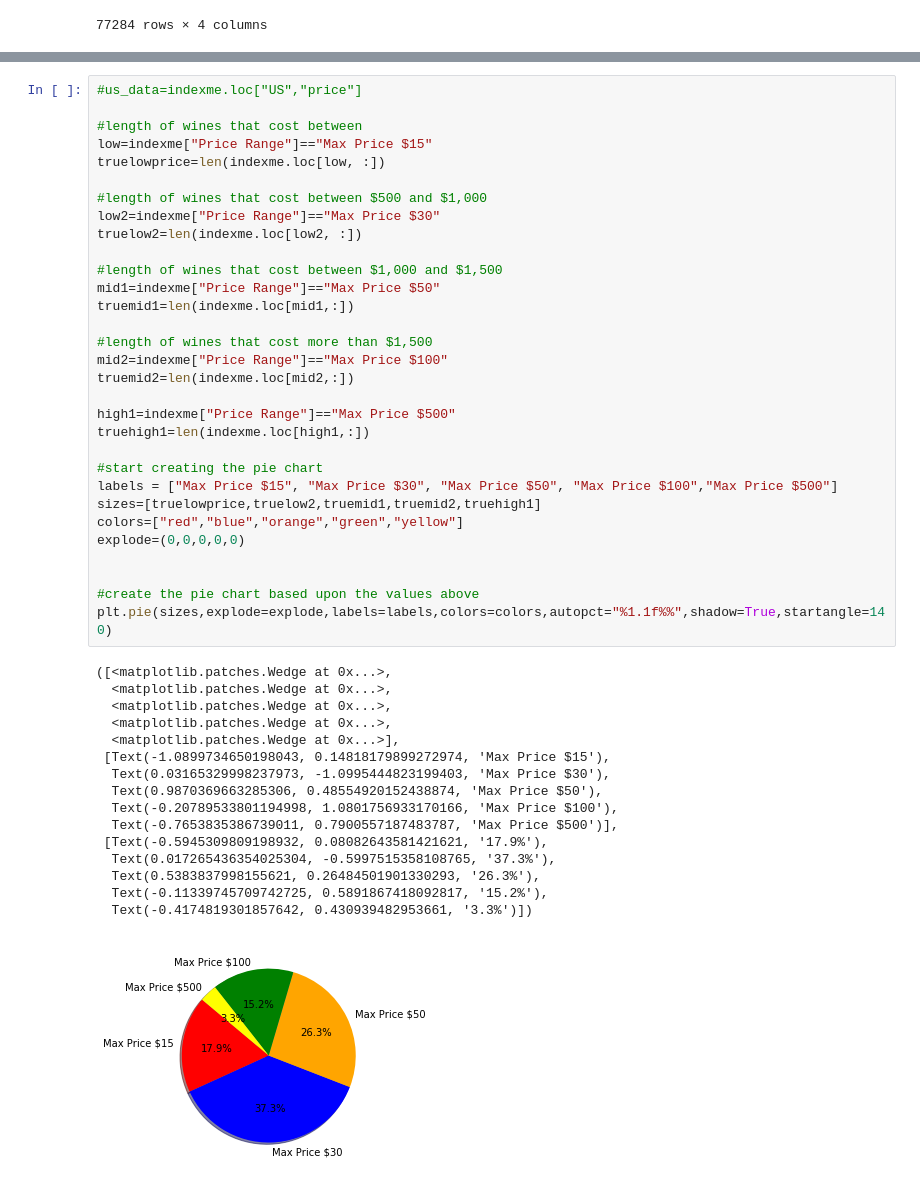
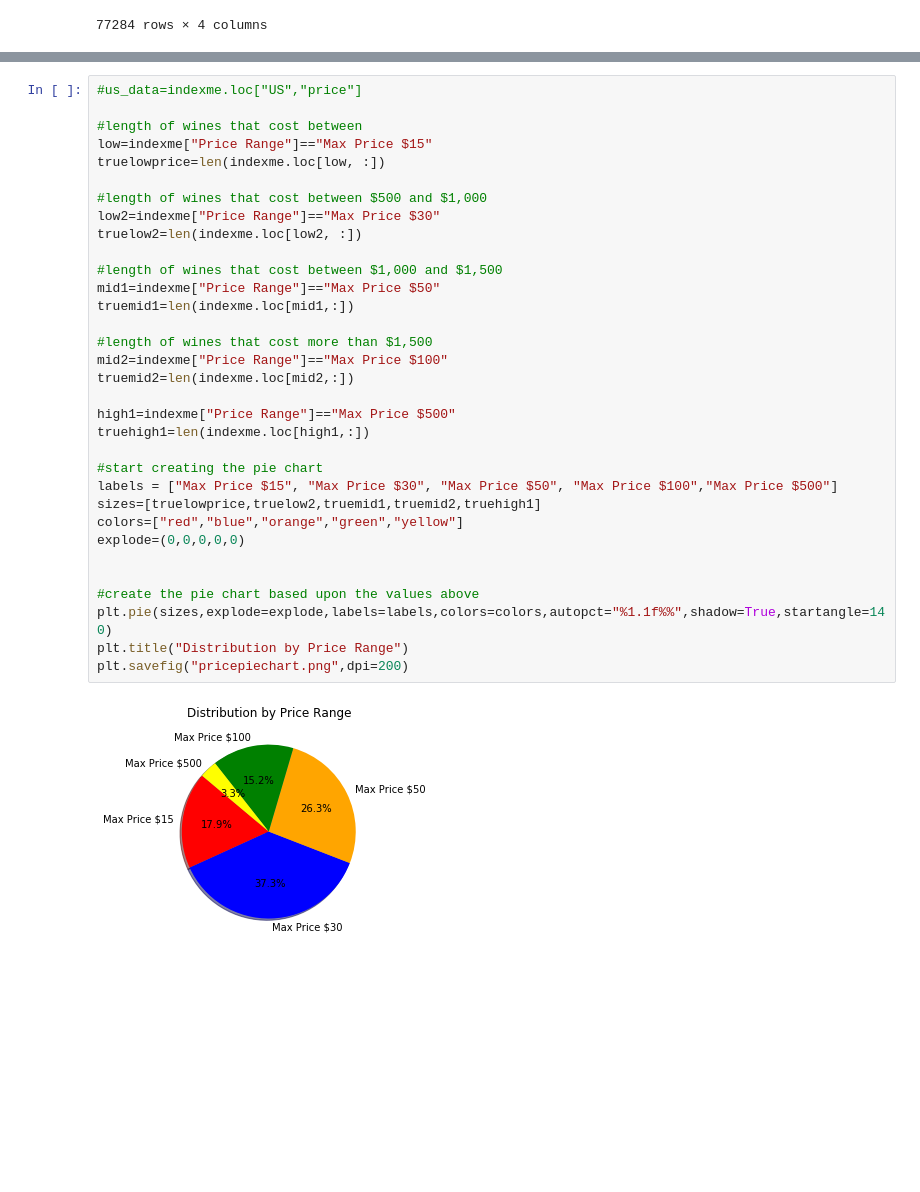
Before and after one commit to kurtheld/Project1_group1, a Jupyter notebook: kw_pricebycountry.ipynb, the cells around one changed output, grey strips where cells are left out. Cells and saved outputs as stored; diff of their text form; blank space fills up the shorter version.

```diff
--- a/kw_pricebycountry.ipynb
+++ b/kw_pricebycountry.ipynb
@@ -105,46 +105,33 @@ countryplot.plot
 
 #length of wines that cost between
 low=indexme["Price Range"]=="Max Price $15"
 truelowprice=len(indexme.loc[low, :])
 
 #length of wines that cost between $500 and $1,000
 low2=indexme["Price Range"]=="Max Price $30"
 truelow2=len(indexme.loc[low2, :])
 
 #length of wines that cost between $1,000 and $1,500
 mid1=indexme["Price Range"]=="Max Price $50"
 truemid1=len(indexme.loc[mid1,:])
 
 #length of wines that cost more than $1,500
 mid2=indexme["Price Range"]=="Max Price $100"
 truemid2=len(indexme.loc[mid2,:])
 
 high1=indexme["Price Range"]=="Max Price $500"
 truehigh1=len(indexme.loc[high1,:])
 
 #start creating the pie chart
 labels = ["Max Price $15", "Max Price $30", "Max Price $50", "Max Price $100","Max Price $500"]
 sizes=[truelowprice,truelow2,truemid1,truemid2,truehigh1]
 colors=["red","blue","orange","green","yellow"]
 explode=(0,0,0,0,0)
 
 
 #create the pie chart based upon the values above
 plt.pie(sizes,explode=explode,labels=labels,colors=colors,autopct="%1.1f%%",shadow=True,startangle=140)
+plt.title("Distribution by Price Range")
+plt.savefig("pricepiechart.png",dpi=200)
 # %% [output]
-([<matplotlib.patches.Wedge at 0x...>,
-  <matplotlib.patches.Wedge at 0x...>,
-  <matplotlib.patches.Wedge at 0x...>,
-  <matplotlib.patches.Wedge at 0x...>,
-  <matplotlib.patches.Wedge at 0x...>],
- [Text(-1.0899734650198043, 0.14818179899272974, 'Max Price $15'),
-  Text(0.03165329998237973, -1.0995444823199403, 'Max Price $30'),
-  Text(0.9870369663285306, 0.48554920152438874, 'Max Price $50'),
-  Text(-0.20789533801194998, 1.0801756933170166, 'Max Price $100'),
-  Text(-0.7653835386739011, 0.7900557187483787, 'Max Price $500')],
- [Text(-0.5945309809198932, 0.08082643581421621, '17.9%'),
-  Text(0.017265436354025304, -0.5997515358108765, '37.3%'),
-  Text(0.5383837998155621, 0.26484501901330293, '26.3%'),
-  Text(-0.11339745709742725, 0.5891867418092817, '15.2%'),
-  Text(-0.4174819301857642, 0.430939482953661, '3.3%')])
-[figure, old version]
+[figure, new version]
```
Also changed, not shown: parts of 1 cell of this notebook.
